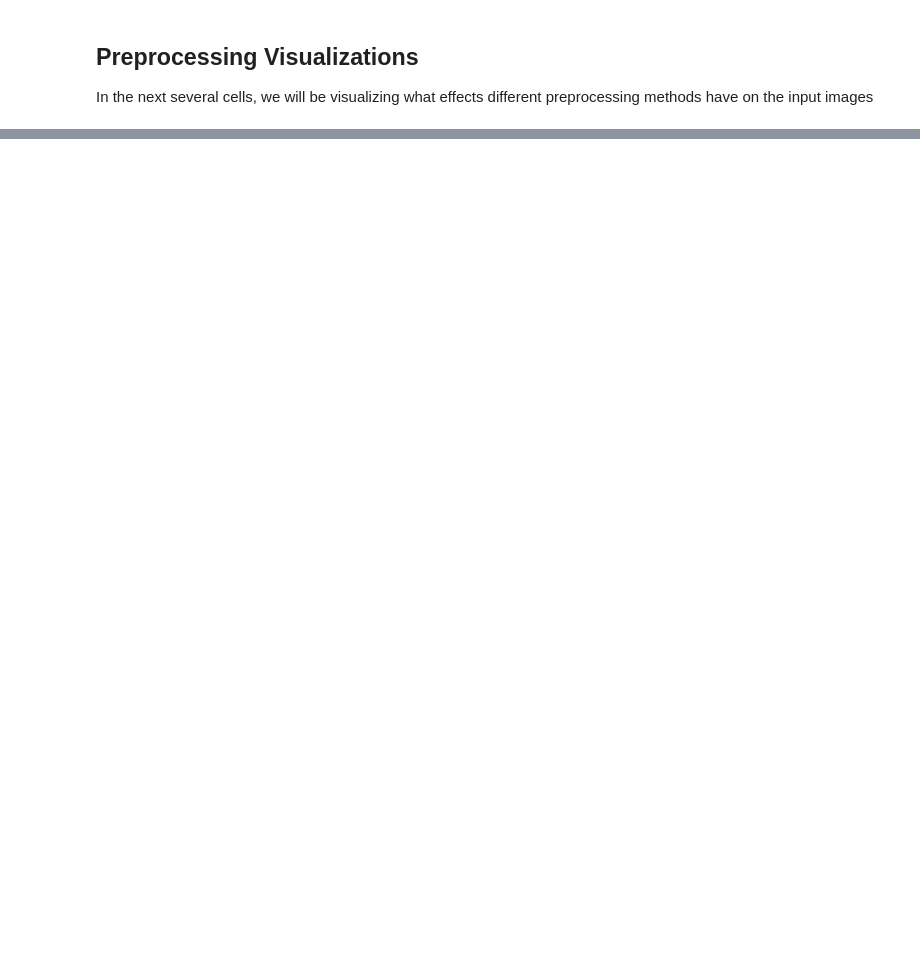
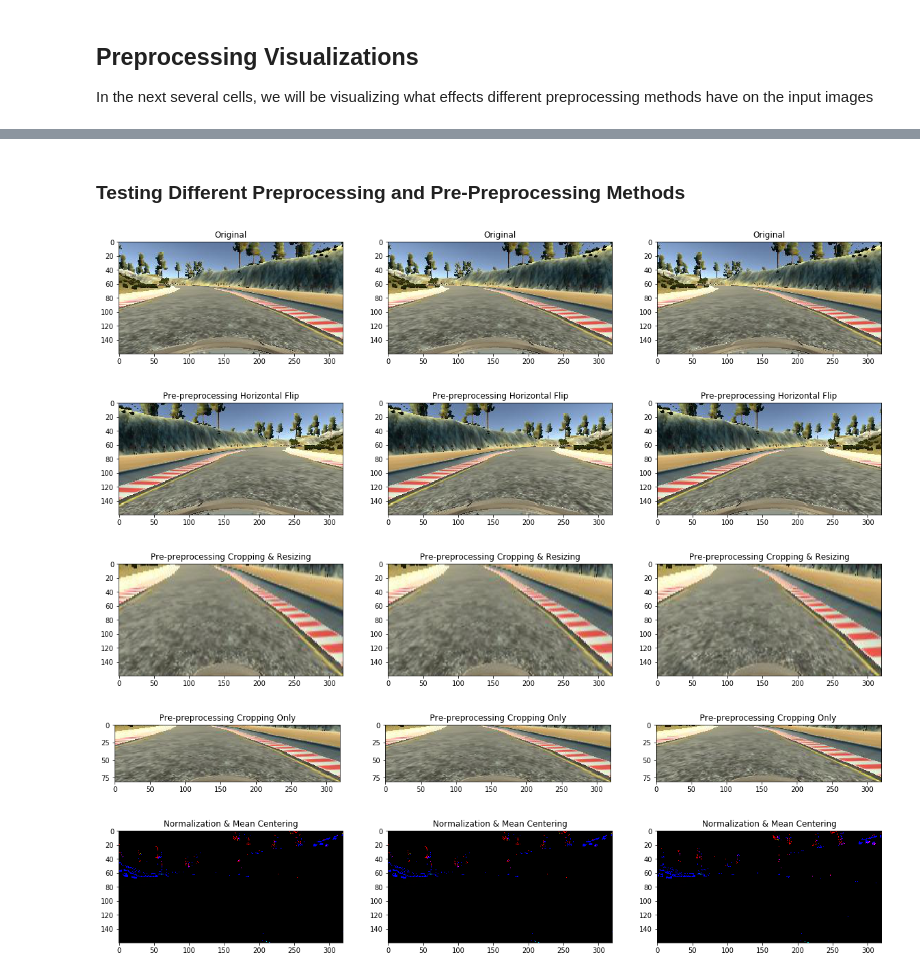
Before and after one commit to KaneRodriguez/CarND-Behavioral-Cloning-P3, a Jupyter notebook: Behavioral_Cloning.ipynb, the cells around one changed output, grey strips where cells are left out. Drawn from its saved outputs; the diff is of its cells as text; code cells hidden in the pictures; blank space fills up the shorter version.

```diff
--- a/Behavioral_Cloning.ipynb
+++ b/Behavioral_Cloning.ipynb
@@ -57,0 +75,61 @@ plotGenerator(ImageDataGenerator(horizontal_flip=True), title="Horizontal Flip")
+# %% [markdown]
+### Testing Different Preprocessing and Pre-Preprocessing Methods
+# %%
+import cv2
+from random import random
+
+# normalize and zero mean center
+def normalize(x):
+    return x/127.5 - 1.
+
+def denormalize(x):
+    return (x + 1.)*127.5
+
+def crop(x, y):
+    h, w, c = x.shape
+    return x[h//12*5:h - h//11,0:w], y
+
+def crop_no_label(x):
+    return crop(x, 0)[0]
+
+def crop_and_resize(x, y):
+    h, w, c = x.shape
+    x, y = crop(x,y)
+    return cv2.resize(x, (w,h)), y
+
+def horizontal_flip(x, y):
+    '''
+    x   -> the numpy multi-dimensional array image
+    y   -> the float representing the steering angle
+    '''
+    return cv2.flip(x, 1), -1*y
+
+def rand_horizontal_flip(x, y):
+    '''
+    x   -> the numpy multi-dimensional array image
+    y   -> the float representing the steering angle
+
+    Note: randomly flips the input half of the time
+    '''
+    # randomly flip
+    if random() < 0.5:
+        return horizontal_flip(x, y)
+    else:
+        return x, y
+
+plotGenerator(ImageDataGenerator(), title="Original")
+plotGenerator(ImageDataGenerator(), title="Pre-preprocessing Horizontal Flip", prepreprocessing=rand_horizontal_flip)
+plotGenerator(ImageDataGenerator(), title="Pre-preprocessing Cropping & Resizing", prepreprocessing=crop_and_resize)
+plotGenerator(ImageDataGenerator(), title="Pre-preprocessing Cropping Only", prepreprocessing=crop)
+plotGenerator(ImageDataGenerator(preprocessing_function=normalize), title="Normalization & Mean Centering")
+
+# assign the preprocessing step for this image preprocessor
+dataGenParams["preprocessing_function"] = normalize
+# combine pre-preprocessing methods
+dataGenPrePreprocessing = lambda x, y: rand_horizontal_flip(*crop(x, y))
+# %% [output]
+[figure, added]
+[figure, added]
+[figure, added]
+[figure, added]
+[figure, added]
```
Also changed, not shown: parts of 12 cells of this notebook, 5 other files.
